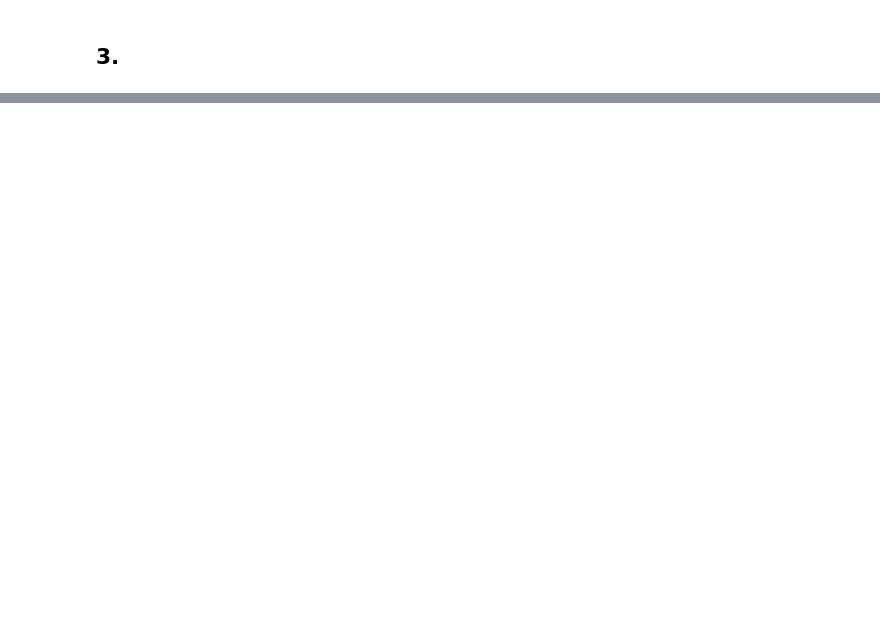
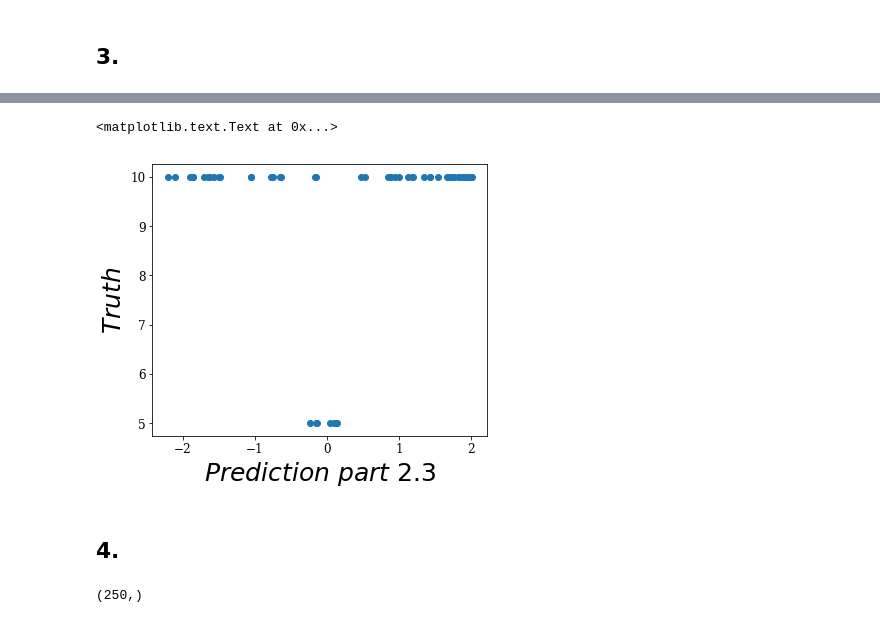
Before and after one commit to jngaravitoc/Lecture_notes_UofA, a Jupyter notebook: DataScience/HWs/HW3.ipynb, the cells around one changed output, grey strips where cells are left out. Cells and saved outputs as stored; diff of their text form; code cells hidden in the pictures; blank space fills up the shorter version.

```diff
--- a/DataScience/HWs/HW3.ipynb
+++ b/DataScience/HWs/HW3.ipynb
@@ -60,0 +86,16 @@ scatter(x2[index_c2,0], -x2[index_c2,1], s=3)
+# %%
+with open("data/testing.txt") as f:
+    M_test = numpy.array(f.read().split(), dtype=float).reshape(250, 50)
+
+truth = np.loadtxt("data/testing_ys.txt")
+# %%
+lagrange = 0.0001
+#inv_m = np.linalg.inv(dot(M_test, M_test.T) + np.identity(50) * lagrange)
+# %%
+def kernel(M, y, test):
+    #inv_m = np.linalg.inv(dot(M, M.T) + np.identity(50) * lagrange)
+    inv_m = np.linalg.inv(M + np.identity(250) * lagrange)
+    A = dot(inv_m, y)
+    print(shape(A))
+    y_pred = dot(test, A)
+    return y_pred
@@ -60,0 +106,14 @@ scatter(x2[index_c2,0], -x2[index_c2,1], s=3)
+# %%
+figure(figsize=(6,5))
+scatter(y_1, truth)
+xlabel('$Prediction\ part\ 2.3$', fontsize=25)
+ylabel('$Truth$', fontsize=25)
+# %% [output]
+<matplotlib.text.Text at 0x...>
+[figure, added]
+# %% [markdown]
+## 4.
+# %%
+y_2 = kernel(SM+1, colors, M_test.T+1)
+# %% [output]
+(250,)
```
Also changed, not shown: parts of 11 cells of this notebook.
